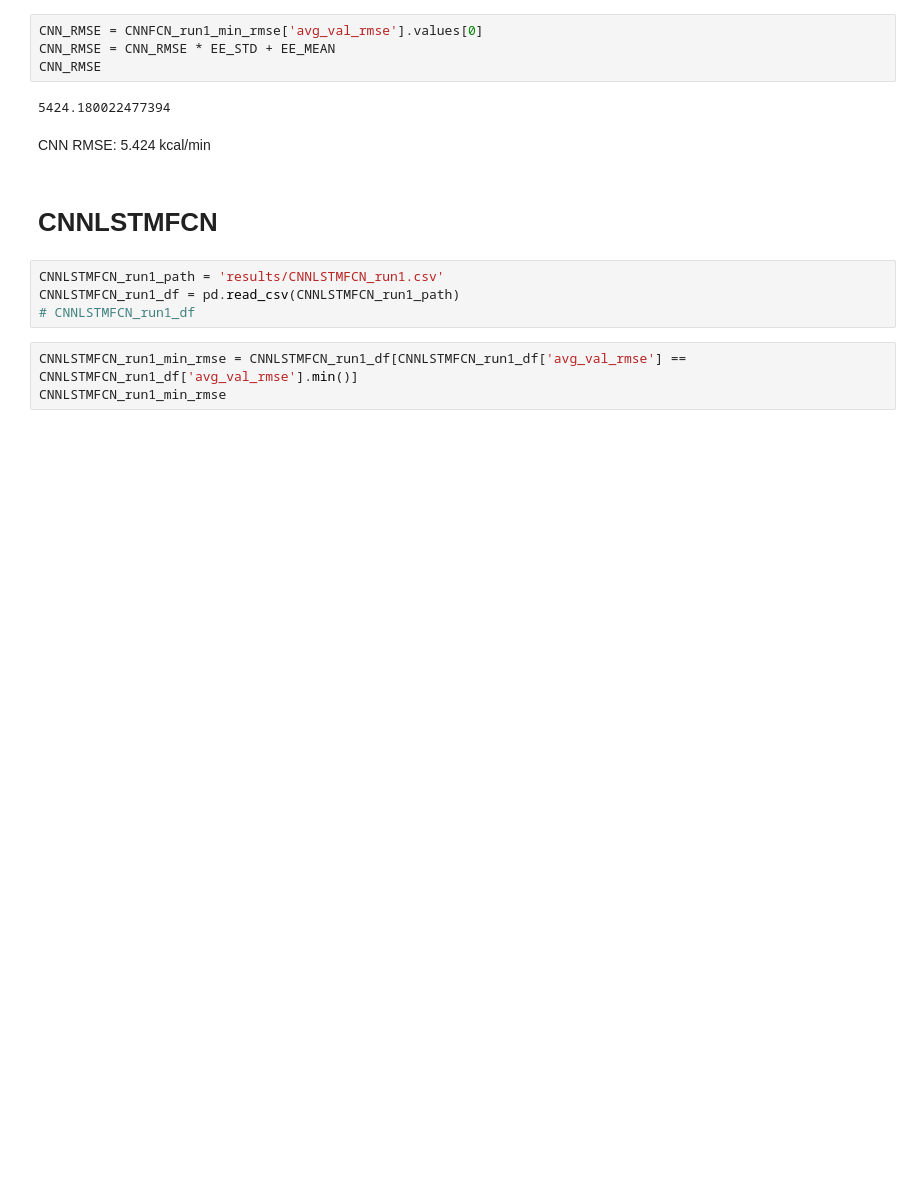
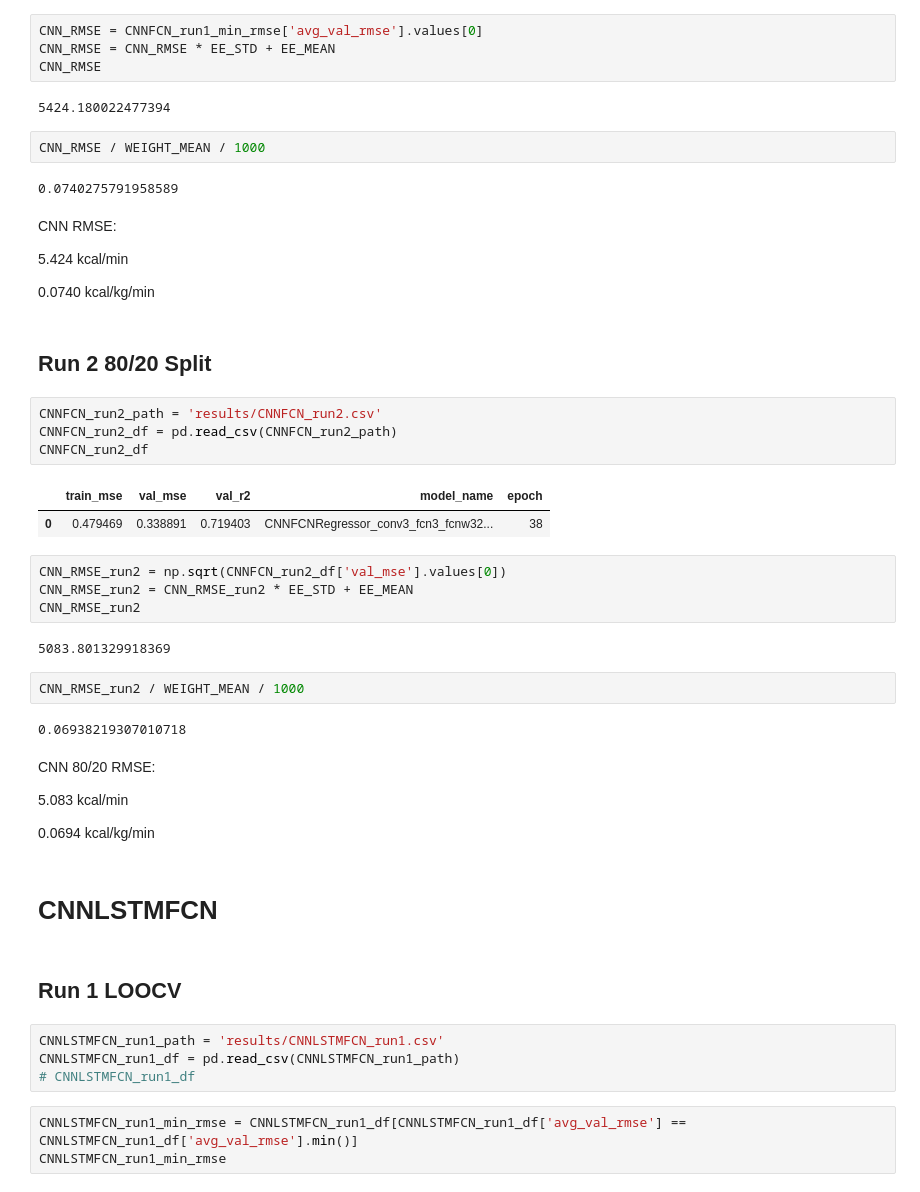
Before and after one commit to TylerAnderton/CSML, a Jupyter notebook: Final-Project/EE-Estimation/analysis.ipynb, the cells around one changed output. Saved outputs shown, nothing was run; the diff lists cells and outputs as text; blank space fills up the shorter version.

Commit message:
analyized run2 80/20 results

```diff
--- a/Final-Project/EE-Estimation/analysis.ipynb
+++ b/Final-Project/EE-Estimation/analysis.ipynb
@@ -76,10 +78,45 @@ CNN_RMSE = CNN_RMSE * EE_STD + EE_MEAN
 CNN_RMSE
 # %% [output]
 5424.180022477394
+# %%
+CNN_RMSE / WEIGHT_MEAN / 1000
+# %% [output]
+0.0740275791958589
 # %% [markdown]
-CNN RMSE: 5.424 kcal/min
+CNN RMSE:
+
+5.424 kcal/min
+
+0.0740 kcal/kg/min
+# %% [markdown]
+## Run 2 80/20 Split
+# %%
+CNNFCN_run2_path = 'results/CNNFCN_run2.csv'
+CNNFCN_run2_df = pd.read_csv(CNNFCN_run2_path)
+CNNFCN_run2_df
+# %% [output]
+|  | train_mse | val_mse | val_r2 | model_name | epoch |
+| 0 | 0.479469 | 0.338891 | 0.719403 | CNNFCNRegressor_conv3_fcn3_fcnw32... | 38 |
+# %%
+CNN_RMSE_run2 = np.sqrt(CNNFCN_run2_df['val_mse'].values[0])
+CNN_RMSE_run2 = CNN_RMSE_run2 * EE_STD + EE_MEAN
+CNN_RMSE_run2
+# %% [output]
+5083.801329918369
+# %%
+CNN_RMSE_run2 / WEIGHT_MEAN / 1000
+# %% [output]
+0.06938219307010718
+# %% [markdown]
+CNN 80/20 RMSE:
+
+5.083 kcal/min
+
+0.0694 kcal/kg/min
 # %% [markdown]
 # CNNLSTMFCN
+# %% [markdown]
+## Run 1 LOOCV
 # %%
 CNNLSTMFCN_run1_path = 'results/CNNLSTMFCN_run1.csv'
 CNNLSTMFCN_run1_df = pd.read_csv(CNNLSTMFCN_run1_path)
```
Also changed, not shown: parts of 9 cells of this notebook, 1 other file.
